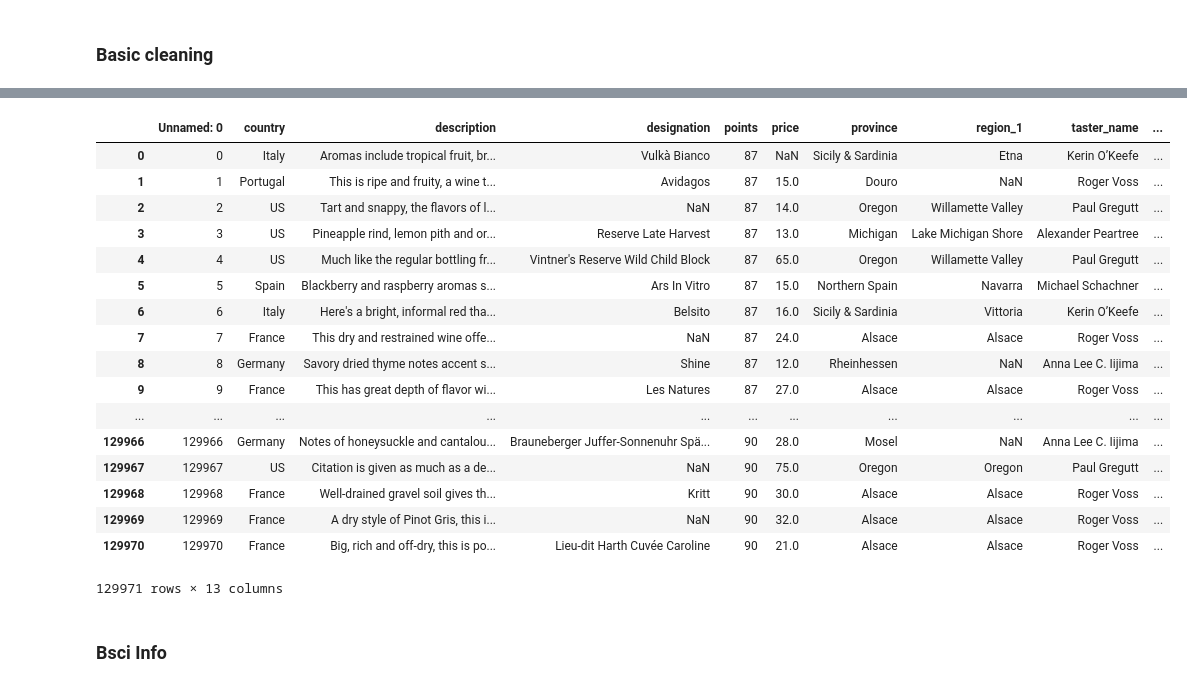
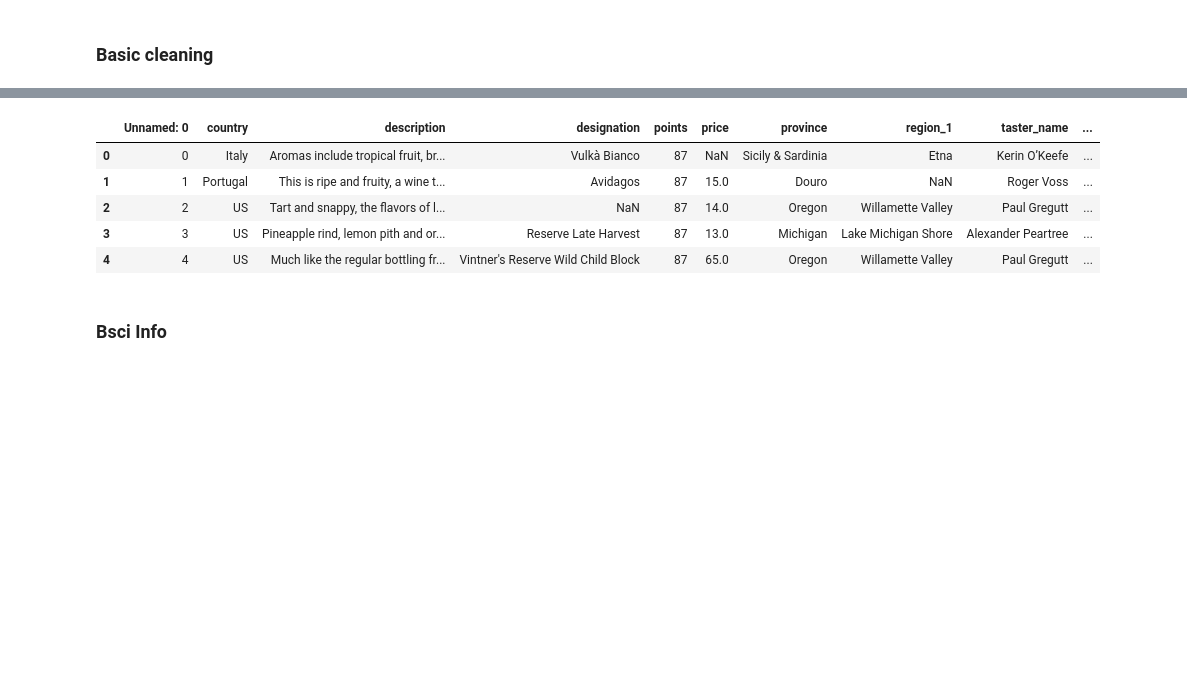
Before and after one commit to peirangxu/ETL_wine_analysis, a Jupyter notebook: data_import_transformation.ipynb, the cells around one changed output, grey strips where cells are left out. Saved outputs shown, nothing was run; the diff lists cells and outputs as text; code cells hidden in the pictures; blank space fills up the shorter version.

```diff
--- a/data_import_transformation.ipynb
+++ b/data_import_transformation.ipynb
@@ -9,7 +9,7 @@ from bs4 import BeautifulSoup
 ## CSV File
 # %%
 #Import csv file of wine reviews
-wine_reviews = pd.read_csv("Resources/winemag-data-130k-v2.csv")
+wine_reviews = pd.read_csv("Resources/wine_taster_review.csv")
 # %% [markdown]
 ### Basic cleaning
 # %%
@@ -59,26 +47,14 @@ memory usage: 13.9+ MB
 # %%
 # Delete the column region_2 to remove Na
 wine_reviews = wine_reviews.drop("region_2", axis = 1)
-wine_reviews
+wine_reviews.head()
 # %% [output]
 |  | Unnamed: 0 | country | description | designation | points | price | province | region_1 | taster_name | ... |
 | 0 | 0 | Italy | Aromas include tropical fruit, br... | Vulkà Bianco | 87 | NaN | Sicily & Sardinia | Etna | Kerin O’Keefe | ... |
 | 1 | 1 | Portugal | This is ripe and fruity, a wine t... | Avidagos | 87 | 15.0 | Douro | NaN | Roger Voss | ... |
 | 2 | 2 | US | Tart and snappy, the flavors of l... | NaN | 87 | 14.0 | Oregon | Willamette Valley | Paul Gregutt | ... |
 | 3 | 3 | US | Pineapple rind, lemon pith and or... | Reserve Late Harvest | 87 | 13.0 | Michigan | Lake Michigan Shore | Alexander Peartree | ... |
 | 4 | 4 | US | Much like the regular bottling fr... | Vintner's Reserve Wild Child Block | 87 | 65.0 | Oregon | Willamette Valley | Paul Gregutt | ... |
-| 5 | 5 | Spain | Blackberry and raspberry aromas s... | Ars In Vitro | 87 | 15.0 | Northern Spain | Navarra | Michael Schachner | ... |
-| 6 | 6 | Italy | Here's a bright, informal red tha... | Belsito | 87 | 16.0 | Sicily & Sardinia | Vittoria | Kerin O’Keefe | ... |
-| 7 | 7 | France | This dry and restrained wine offe... | NaN | 87 | 24.0 | Alsace | Alsace | Roger Voss | ... |
-| 8 | 8 | Germany | Savory dried thyme notes accent s... | Shine | 87 | 12.0 | Rheinhessen | NaN | Anna Lee C. Iijima | ... |
-| 9 | 9 | France | This has great depth of flavor wi... | Les Natures | 87 | 27.0 | Alsace | Alsace | Roger Voss | ... |
-| ... | ... | ... | ... | ... | ... | ... | ... | ... | ... | ... |
-| 129966 | 129966 | Germany | Notes of honeysuckle and cantalou... | Brauneberger Juffer-Sonnenuhr Spä... | 90 | 28.0 | Mosel | NaN | Anna Lee C. Iijima | ... |
-| 129967 | 129967 | US | Citation is given as much as a de... | NaN | 90 | 75.0 | Oregon | Oregon | Paul Gregutt | ... |
-| 129968 | 129968 | France | Well-drained gravel soil gives th... | Kritt | 90 | 30.0 | Alsace | Alsace | Roger Voss | ... |
-| 129969 | 129969 | France | A dry style of Pinot Gris, this i... | NaN | 90 | 32.0 | Alsace | Alsace | Roger Voss | ... |
-| 129970 | 129970 | France | Big, rich and off-dry, this is po... | Lieu-dit Harth Cuvée Caroline | 90 | 21.0 | Alsace | Alsace | Roger Voss | ... |
-129971 rows × 13 columns
 # %% [markdown]
 ### Bsci Info
 # %%
```
Also changed, not shown: parts of 4 cells of this notebook, 5 other files.
